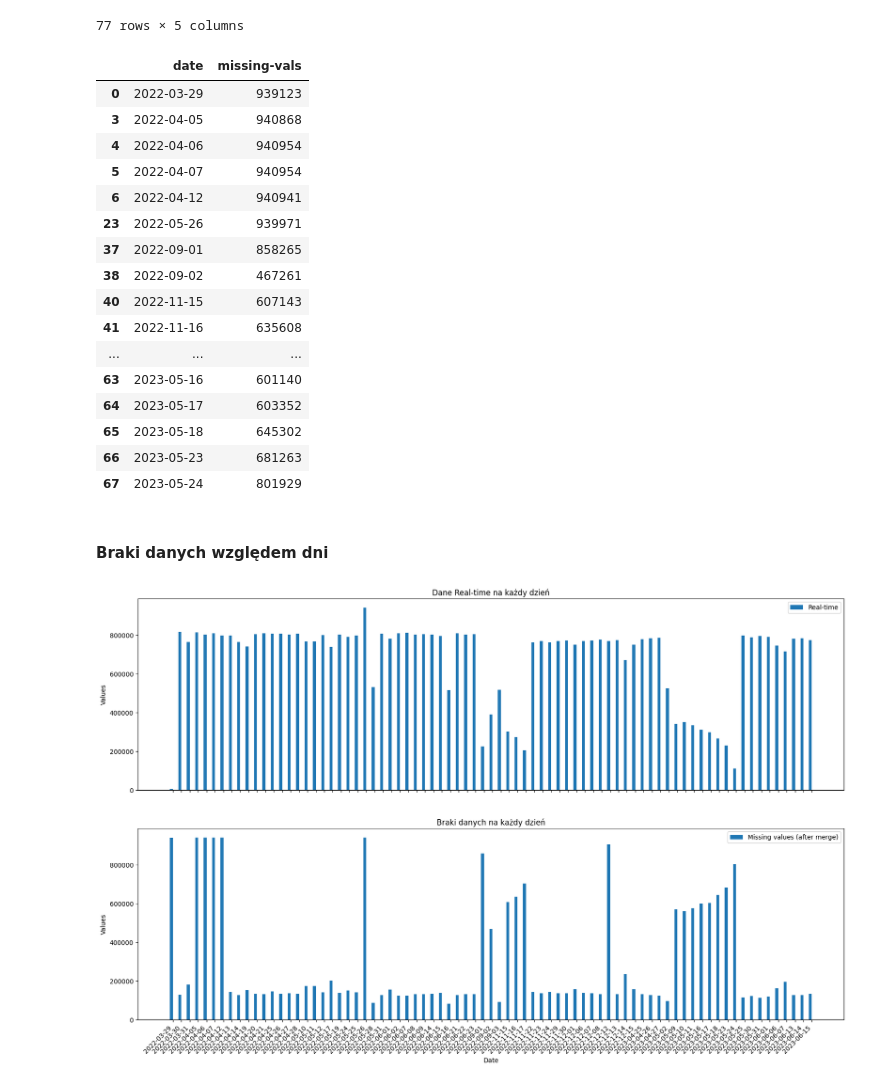
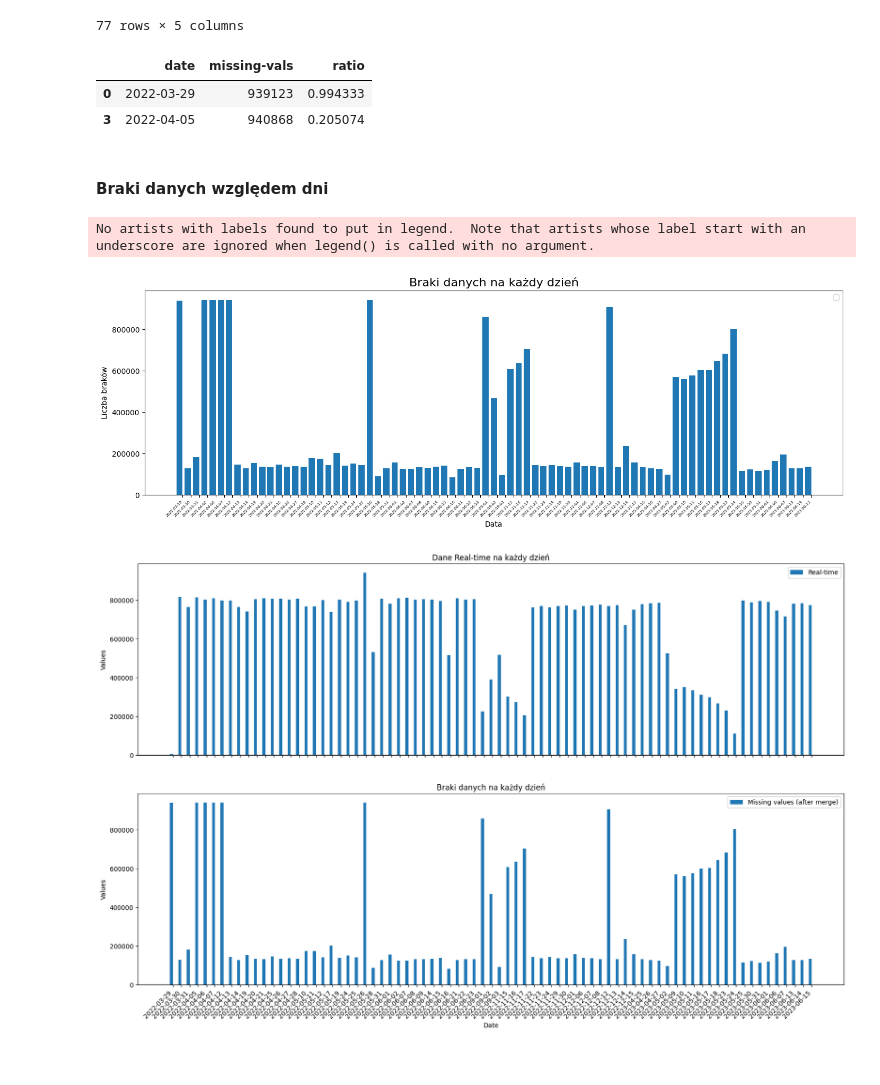
Before and after one commit to hoanganhlinh/praca-inzynierska, a Jupyter notebook: EDA.ipynb, the cells around one changed output. Drawn from its saved outputs; the diff is of its cells as text; code cells hidden in the pictures.

```diff
--- a/EDA.ipynb
+++ b/EDA.ipynb
@@ -437,24 +440,13 @@ missing_data_summary_sorted
 | 33 | 2022-06-16 | 599295 | 516102 | 35387957 | 83055 |
 77 rows × 5 columns
 # %%
-filtered_df = missing_data_summary[missing_data_summary['missing-vals'] > 400000]
-filtered_df[["date", "missing-vals"]]
+filtered_df = missing_data_summary.copy()
+filtered_df['ratio'] = filtered_df['missing-vals'] / filtered_df['after-merge']
+filtered_df = filtered_df[filtered_df['ratio'] > 0.2]
+# filtered_df = filtered_df[filtered_df['missing-vals'] > 400000]
+filtered_df[['date', 'missing-vals', 'ratio']]
 # %% [output]
-|  | date | missing-vals |
-| 0 | 2022-03-29 | 939123 |
-| 3 | 2022-04-05 | 940868 |
-| 4 | 2022-04-06 | 940954 |
-| 5 | 2022-04-07 | 940954 |
-| 6 | 2022-04-12 | 940941 |
-| 23 | 2022-05-26 | 939971 |
-| 37 | 2022-09-01 | 858265 |
-| 38 | 2022-09-02 | 467261 |
-| 40 | 2022-11-15 | 607143 |
-| 41 | 2022-11-16 | 635608 |
-| ... | ... | ... |
-| 63 | 2023-05-16 | 601140 |
-| 64 | 2023-05-17 | 603352 |
-| 65 | 2023-05-18 | 645302 |
-| 66 | 2023-05-23 | 681263 |
-| 67 | 2023-05-24 | 801929 |
+|  | date | missing-vals | ratio |
+| 0 | 2022-03-29 | 939123 | 0.994333 |
+| 3 | 2022-04-05 | 940868 | 0.205074 |
 # %%
@@ -468,5 +462,26 @@ final_missingval_merge.to_csv("merged_gtfs_rtgtfs.txt", sep="\t", index=False)
 # %% [markdown]
 #### Braki danych względem dni
+# %%
+fig, ax2 = plt.subplots(figsize=(17, 5))
+
+bar_width = 0.75
+indices = range(len(missing_data_summary['date']))
+
+# missing-vals
+bar2 = ax2.bar(indices, missing_data_summary['missing-vals'], bar_width)
+ax2.set_xlabel('Data')
+ax2.set_ylabel('Liczba braków')
+ax2.set_title('Braki danych na każdy dzień', fontsize=16)
+
+ax2.set_xticks([i + bar_width / 2 for i in indices])
+ax2.set_xticklabels(missing_data_summary['date'], rotation=45, ha='right', fontsize=5)
+
+ax2.legend()
+
+plt.show()
+# %% [output]
+No artists with labels found to put in legend.  Note that artists whose label start with an underscore are ignored when legend() is called with no argument.
+[figure, added]
 # %%
 fig, (ax1, ax2) = plt.subplots(nrows=2, figsize=(20, 12), sharex=True)
 
```
Also changed, not shown: parts of 30 cells of this notebook.
